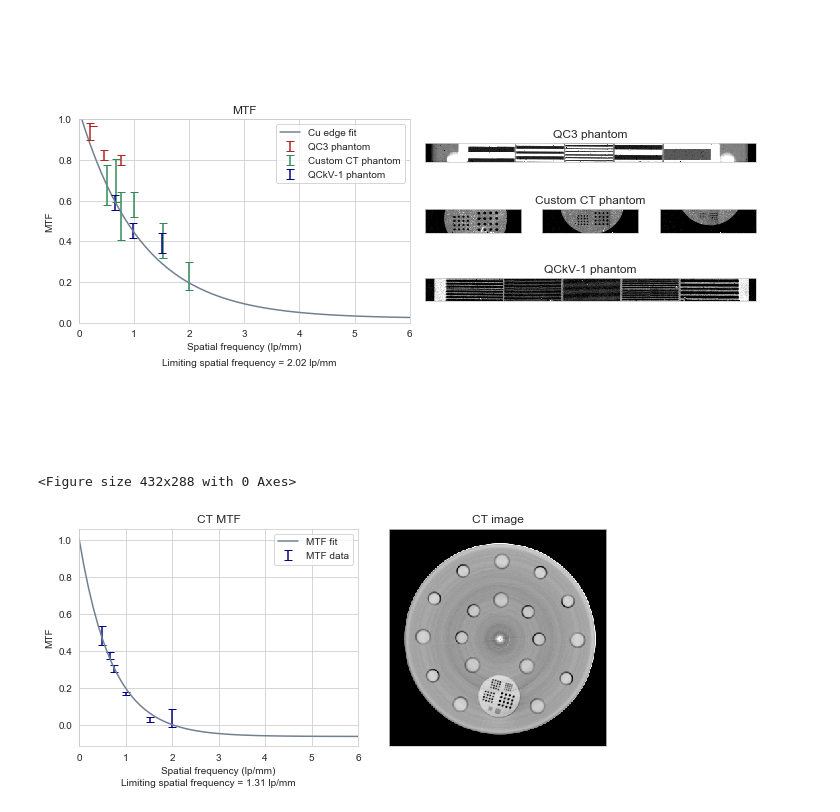
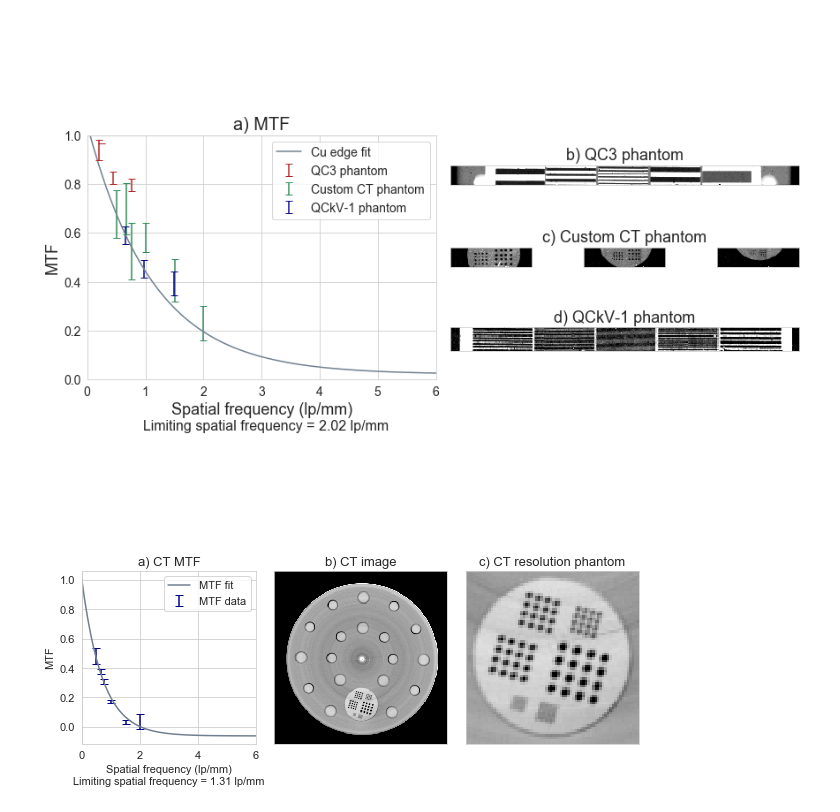
Before and after one commit to drichts/Reconstruction, a Jupyter notebook: presentations/AAPM21/figures.ipynb, the cells around one changed output. Cells and saved outputs as stored; diff of their text form; code cells hidden in the pictures.

Commit message:
AAPM21 figure v2 save

```diff
--- a/presentations/AAPM21/figures.ipynb
+++ b/presentations/AAPM21/figures.ipynb
@@ -25,7 +25,7 @@ lim = mtf_edge[0][idx]
 widths = [1.5, 1.5, 1.5, 1, 1, 1]
 heights = [0.5, 0.5, 0.5]
 
-fig1 = plt.figure(constrained_layout=True, figsize=(10, 6))
+fig1 = plt.figure(constrained_layout=True, figsize=(12, 8))
 c = 6
 gs1 = fig1.add_gridspec(5, c)#, width_ratios=widths, height_ratios=heights)
 f1ax1 = fig1.add_subplot(gs1[1:4, 0:c-3])
@@ -34,53 +34,53 @@ f1ax1.plot(mtf_edge[0],mtf_edge[1], color='slategray')
 f1ax1.errorbar(mtf_mv[0], mtf_mv[1], yerr=mtf_mv[2], capsize=4, fmt='none', color='firebrick')
 f1ax1.errorbar(mtf_res[0], mtf_res[1], yerr=mtf_res[2], capsize=4, fmt='none', color='seagreen')
 f1ax1.errorbar(mtf_kv[0], mtf_kv[1], yerr=mtf_kv[2], capsize=4, fmt='none', color='darkblue')
-f1ax1.legend(['Cu edge fit', 'QC3 phantom', 'Custom CT phantom', 'QCkV-1 phantom'])
-f1ax1.set_title("MTF")
-f1ax1.set_ylabel("MTF")
-f1ax1.set_xlabel("Spatial frequency (lp/mm)")
+f1ax1.legend(['Cu edge fit', 'QC3 phantom', 'Custom CT phantom', 'QCkV-1 phantom'], fontsize=14)
+f1ax1.set_title('a) MTF', fontsize=20)
+f1ax1.set_ylabel('MTF', fontsize=18)
+f1ax1.set_xlabel('Spatial frequency (lp/mm)', fontsize=18)
 f1ax1.set_ylim([0, 1])
 f1ax1.set_xlim([0, 6])
-f1ax1.annotate(f'Limiting spatial frequency = {lim:0.2f} lp/mm', (0.25, -0.2),
-               xycoords='axes fraction', va='center')
+f1ax1.annotate(f'Limiting spatial frequency = {lim:0.2f} lp/mm', (0.16, -0.19),
+               xycoords='axes fraction', va='center', fontsize=16)
+f1ax1.tick_params(labelsize=14)
 
 f1ax2 = fig1.add_subplot(gs1[1, c-3:])
 f1ax2.imshow(mv[:, 50:480, 6], cmap='gray', vmin=1, vmax=3)
 f1ax2.axes.xaxis.set_ticks([])
 f1ax2.axes.yaxis.set_ticks([])
-f1ax2.set_title('QC3 phantom')
+f1ax2.set_title('b) QC3 phantom', fontsize=18)
 f1ax2.grid(False)
 
 f1ax3 = fig1.add_subplot(gs1[2, c-3])
 f1ax3.imshow(ct_large[:, 115:215, 6], cmap='gray', vmin=0, vmax=0.2)
 f1ax3.axes.xaxis.set_ticks([])
 f1ax3.axes.yaxis.set_ticks([])
 f1ax3.grid(False)
 
 f1ax4 = fig1.add_subplot(gs1[2, c-2])
 f1ax4.imshow(ct_mid[:, 110:210, 6], cmap='gray', vmin=0, vmax=0.2)
 f1ax4.axes.xaxis.set_ticks([])
 f1ax4.axes.yaxis.set_ticks([])
-f1ax4.set_title('Custom CT phantom')
+f1ax4.set_title('c) Custom CT phantom', fontsize=18)
 f1ax4.grid(False)
 
 f1ax5 = fig1.add_subplot(gs1[2, c-1])
 f1ax5.imshow(ct_small[:, 120:220, 6], cmap='gray', vmin=0, vmax=0.2)
 f1ax5.axes.xaxis.set_ticks([])
 f1ax5.axes.yaxis.set_ticks([])
 f1ax5.grid(False)
 
 f1ax6 = fig1.add_subplot(gs1[3, c-3:])
-f1ax6.imshow(kv[:, 50:400, 6], cmap='gray', vmin=0.75, vmax=3)
+f1ax6.imshow(kv[:, 50:400, 6], cmap='gray', vmin=0.75, vmax=2)
 f1ax6.axes.xaxis.set_ticks([])
 f1ax6.axes.yaxis.set_ticks([])
-f1ax6.set_title('QCkV-1 phantom')
+f1ax6.set_title('d) QCkV-1 phantom', fontsize=18)
 f1ax6.grid(False)
 
 plt.show()
-plt.savefig(r'D:\OneDrive - University of Victoria\Files\Grad School\Writings and Presentations\Abstracts\AAPM 2021\figure1.png', bbox_inches='tight')
+fig1.savefig(r'D:\OneDrive - University of Victoria\Files\Grad School\Writings and Presentations\Abstracts\AAPM 2021\figure1.png', dpi=500)
 # %% [output]
-[figure, old version]
+[figure, new version]
-<Figure size 432x288 with 0 Axes>
 # %%
 import numpy as np
 import matplotlib.pyplot as plt
@@ -97,23 +97,33 @@ ct = np.load(directory + r'\CT_norm_2.npy')
 idx = np.abs(fit[1] - 0.1).argmin()
 ct_lim = fit[0][idx]
 
-fig2, ax = plt.subplots(1, 2, figsize=(10, 4))
-ax[0].errorbar(data[0], data[1], yerr=data[2]*2, capsize=4, fmt='none', color='darkblue')
-ax[0].plot(fit[0], fit[1], color='slategray')
-ax[0].set_title('CT MTF')
-ax[0].set_ylabel('MTF')
-ax[0].set_xlabel('Spatial frequency (lp/mm)')
-ax[0].set_xlim([0, 6])
-ax[0].legend(['MTF fit', 'MTF data'])
-ax[0].annotate(f'Limiting spatial frequency = {ct_lim:0.2f} lp/mm', (0.15, -0.17),
-               xycoords='axes fraction', va='center')
+fig2, ax2 = plt.subplots(1, 3, figsize=(10, 5))
+ax2[0].errorbar(data[0], data[1], yerr=data[2]*2, capsize=4, fmt='none', color='darkblue')
+ax2[0].plot(fit[0], fit[1], color='slategray')
+ax2[0].set_title('a) CT MTF', fontsize=13)
+ax2[0].set_ylabel('MTF', fontsize=11)
+ax2[0].set_xlabel('Spatial frequency (lp/mm)', fontsize=11)
+ax2[0].set_xlim([0, 6])
+ax2[0].legend(['MTF fit', 'MTF data'], fontsize=11)
+ax2[0].annotate(f'Limiting spatial frequency = {ct_lim:0.2f} lp/mm', (-0.05, -0.22),
+               xycoords='axes fraction', va='center', fontsize=11)
+ax2[0].tick_params(labelsize=11)
 
-ax[1].imshow(ct[13, 120:450, 120:450], vmin=-800, vmax=200, cmap='gray')
-ax[1].axes.xaxis.set_ticks([])
-ax[1].axes.yaxis.set_ticks([])
-ax[1].grid(False)
-ax[1].set_title('CT image')
-plt.subplots_adjust(wspace=0)
-plt.show()
+ax2[1].imshow(ct[13, 120:450, 120:450], vmin=-800, vmax=200, cmap='gray')
+ax2[1].axes.xaxis.set_ticks([])
+ax2[1].axes.yaxis.set_ticks([])
+ax2[1].grid(False)
+ax2[1].set_title('b) CT image', fontsize=13)
+
+ax2[2].imshow(ct[13, 340:410, 252:322], vmin=-800, vmax=200, cmap='gray')
+ax2[2].axes.xaxis.set_ticks([])
+ax2[2].axes.yaxis.set_ticks([])
+ax2[2].grid(False)
+ax2[2].set_title('c) CT resolution phantom', fontsize=13)
+
+fig2.subplots_adjust(wspace=0.1, bottom=0.4)
+fig2.show()
+
+fig2.savefig(r'D:\OneDrive - University of Victoria\Files\Grad School\Writings and Presentations\Abstracts\AAPM 2021\figure2.png', dpi=500)
 # %% [output]
-[figure, old version]
+[figure, new version]
```
Also changed, not shown: parts of 3 cells of this notebook.
